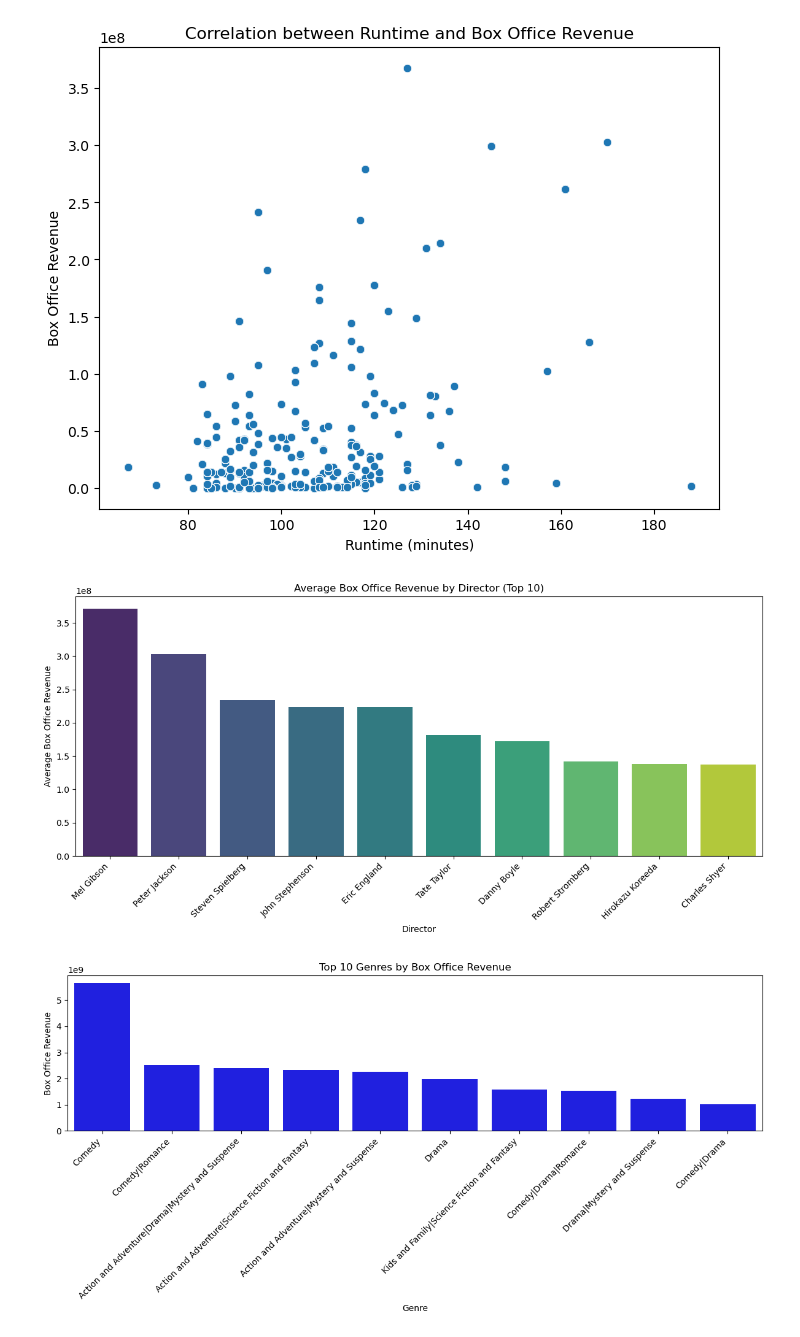
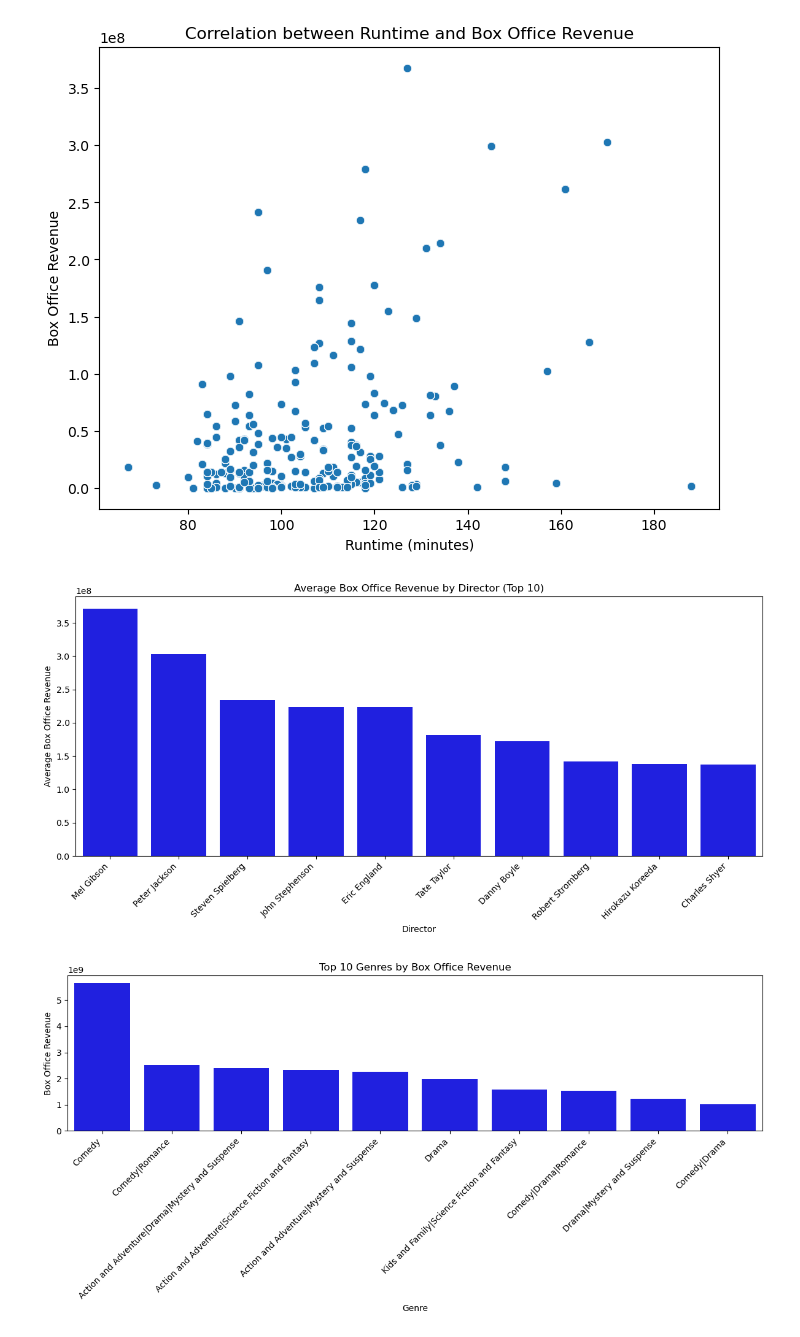
Before and after one commit to frank015940/Microsoft-Movie-Studio-Analysis, a Jupyter notebook: index.ipynb, the cells around one changed output. Cells and saved outputs as stored; diff of their text form; code cells hidden in the pictures.

Commit message:
visualization color changed

```diff
--- a/index.ipynb
+++ b/index.ipynb
@@ -258,21 +258,21 @@ plt.show()
 # %%
 # Calculate average box office revenue by director
 director_revenue = merged_data.groupby('director')['domestic_gross'].mean().sort_values(ascending=False)
 
 # Select top 10 directors with highest average box office revenue
 top10_directors = director_revenue.head(10)
 
 # Create a bar plot
 plt.figure(figsize=(12, 6))
-sns.barplot(x=top10_directors.index, y=top10_directors.values, palette='viridis')
+sns.barplot(x=top10_directors.index, y=top10_directors.values, color='blue')
 plt.title('Average Box Office Revenue by Director (Top 10)')
 plt.xlabel('Director')
 plt.ylabel('Average Box Office Revenue')
 plt.xticks(rotation=45, ha='right')
 plt.tight_layout()
 plt.show()
 # %% [output]
-[figure, old version]
+[figure, new version]
 # %%
 # Compute total box office revenue for each genre
 genre_revenue = merged_data.groupby('genre')['box_office'].sum().sort_values(ascending=False)
```
Also changed, not shown: parts of 2 cells of this notebook.
